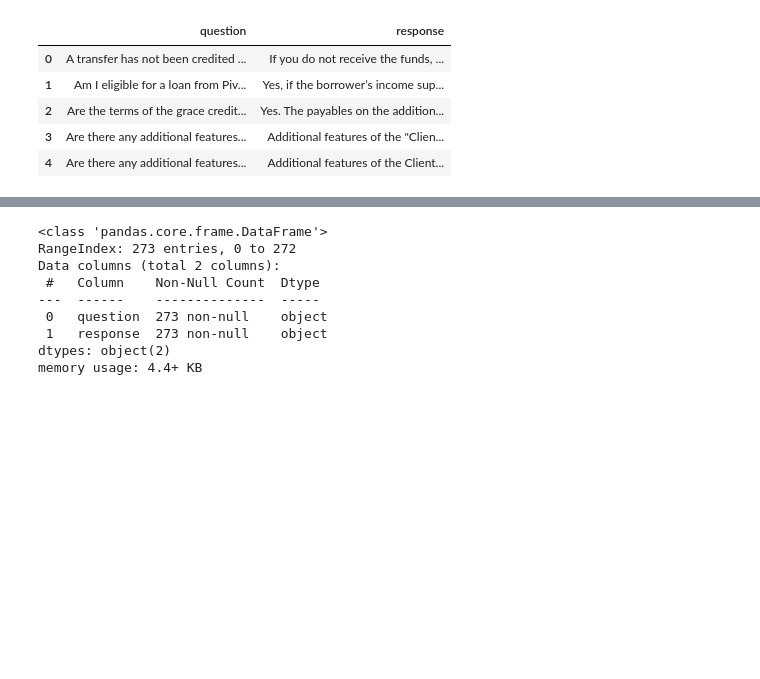
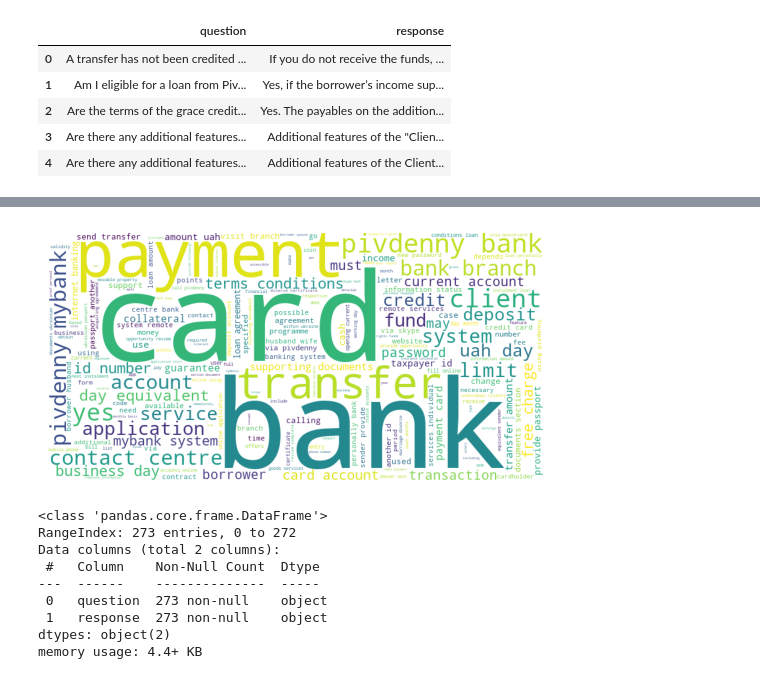
Before and after one commit to atonui/faqchatbot, a Jupyter notebook: bank_faqs.ipynb, the cells around one changed output, grey strips where cells are left out. Drawn from its saved outputs; the diff is of its cells as text; code cells hidden in the pictures; blank space fills up the shorter version.

```diff
--- a/bank_faqs.ipynb
+++ b/bank_faqs.ipynb
@@ -47,3 +176,10 @@ df.head()
+# %%
+wordcloud_response = WordCloud(width=800, height=400, background_color='white', mode='RGBA',).generate(' '.join(df_copy['response']))
+plt.imshow(wordcloud_response)
+plt.axis("off")
+plt.show()
+# %% [output]
+[figure, added]
 # %%
 df.info()
 # %% [output]
```
Also changed, not shown: parts of 9 cells of this notebook, 3 other files.
